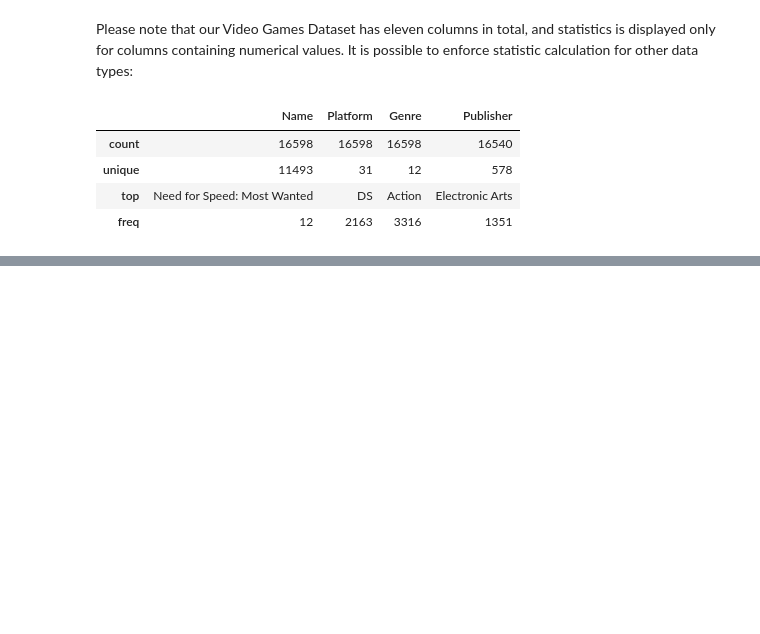
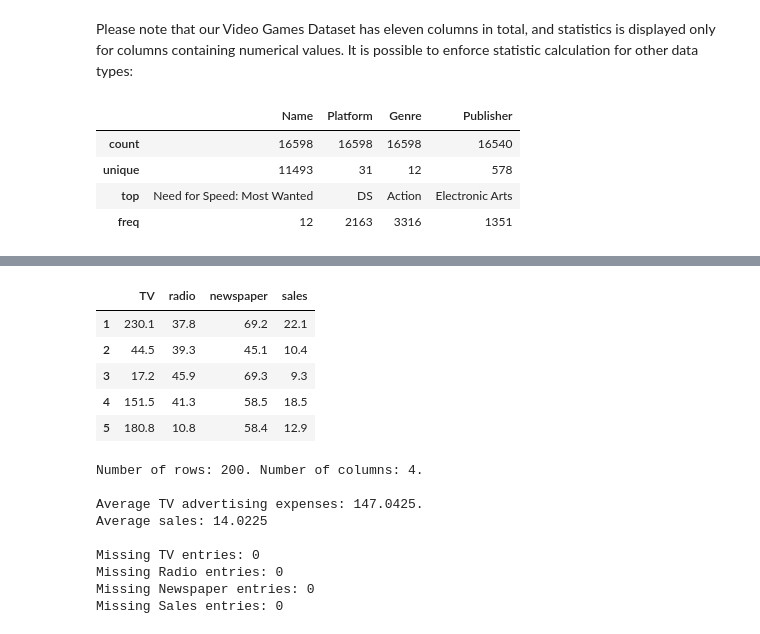
Before and after one commit to goodmldata/Pandas-Tutorial, a Jupyter notebook: 02_Pandas_Dataframes.ipynb, the cells around one changed output, grey strips where cells are left out. Cells and saved outputs as stored; diff of their text form; code cells hidden in the pictures; blank space fills up the shorter version.

```diff
--- a/02_Pandas_Dataframes.ipynb
+++ b/02_Pandas_Dataframes.ipynb
@@ -632,0 +632,37 @@ df_sales[pd.isna(df_sales["Year"])]
+# %%
+# Solution to Exercise 2:
+import pandas as pd
+
+# (a)
+dfile = "data/advertising.csv"
+df_advertising = pd.read_csv(dfile, index_col=0)
+display(df_advertising.head())
+
+# (b): number of rows and columns
+nrows, ncols = df_advertising.shape
+print(f"Number of rows: {nrows}. Number of columns: {ncols}.")
+
+# (c)
+print("\nAverage TV advertising expenses: {0}. \nAverage sales: {1}".format(df_advertising["TV"].mean(), df_advertising["sales"].mean()))
+
+# (d): missing data: the dataset contains no missing data
+print("\nMissing TV entries:", len(df_advertising["TV"][df_advertising["TV"].isna()]))
+print("Missing Radio entries:", len(df_advertising["radio"][df_advertising["radio"].isna()]))
+print("Missing Newspaper entries:", len(df_advertising["newspaper"][df_advertising["newspaper"].isna()]))
+print("Missing Sales entries:", len(df_advertising["sales"][df_advertising["sales"].isna()]))
+# %% [output]
+|  | TV | radio | newspaper | sales |
+| 1 | 230.1 | 37.8 | 69.2 | 22.1 |
+| 2 | 44.5 | 39.3 | 45.1 | 10.4 |
+| 3 | 17.2 | 45.9 | 69.3 | 9.3 |
+| 4 | 151.5 | 41.3 | 58.5 | 18.5 |
+| 5 | 180.8 | 10.8 | 58.4 | 12.9 |
+Number of rows: 200. Number of columns: 4.
+
+Average TV advertising expenses: 147.0425.
+Average sales: 14.0225
+
+Missing TV entries: 0
+Missing Radio entries: 0
+Missing Newspaper entries: 0
+Missing Sales entries: 0
```
Also changed, not shown: parts of 29 cells of this notebook.
